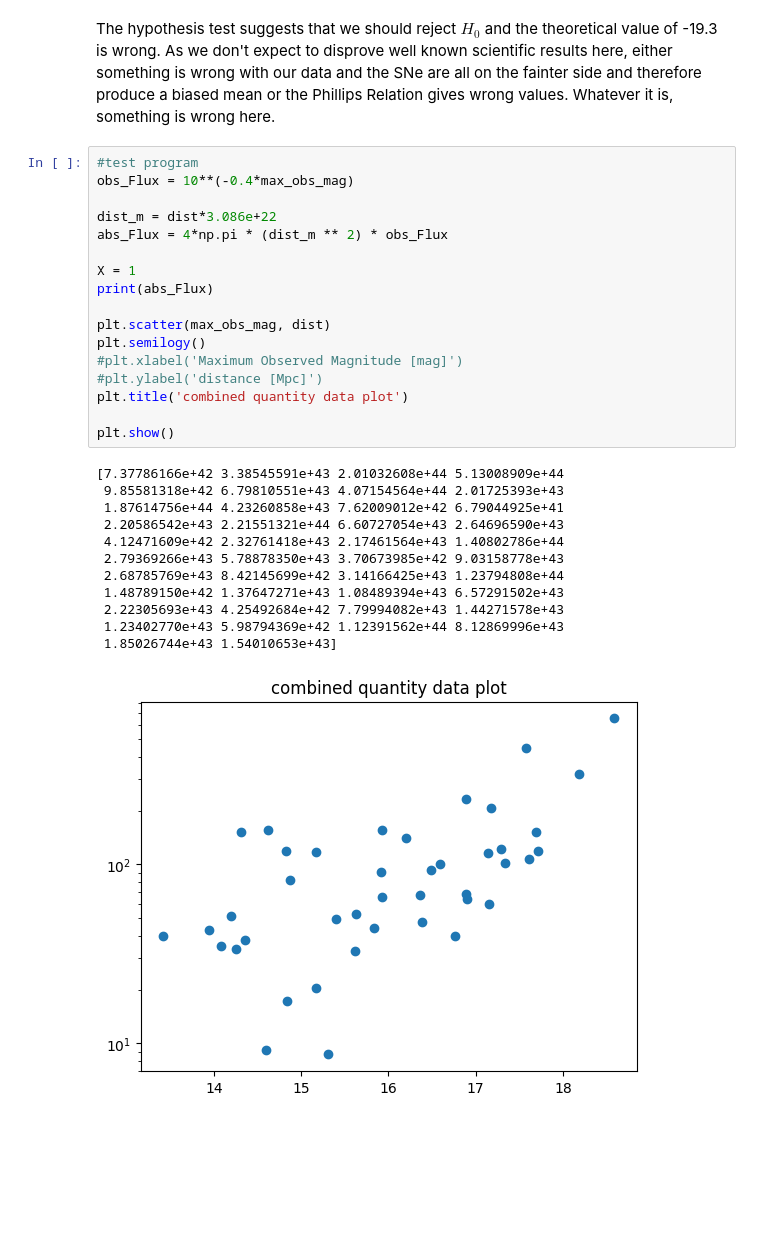
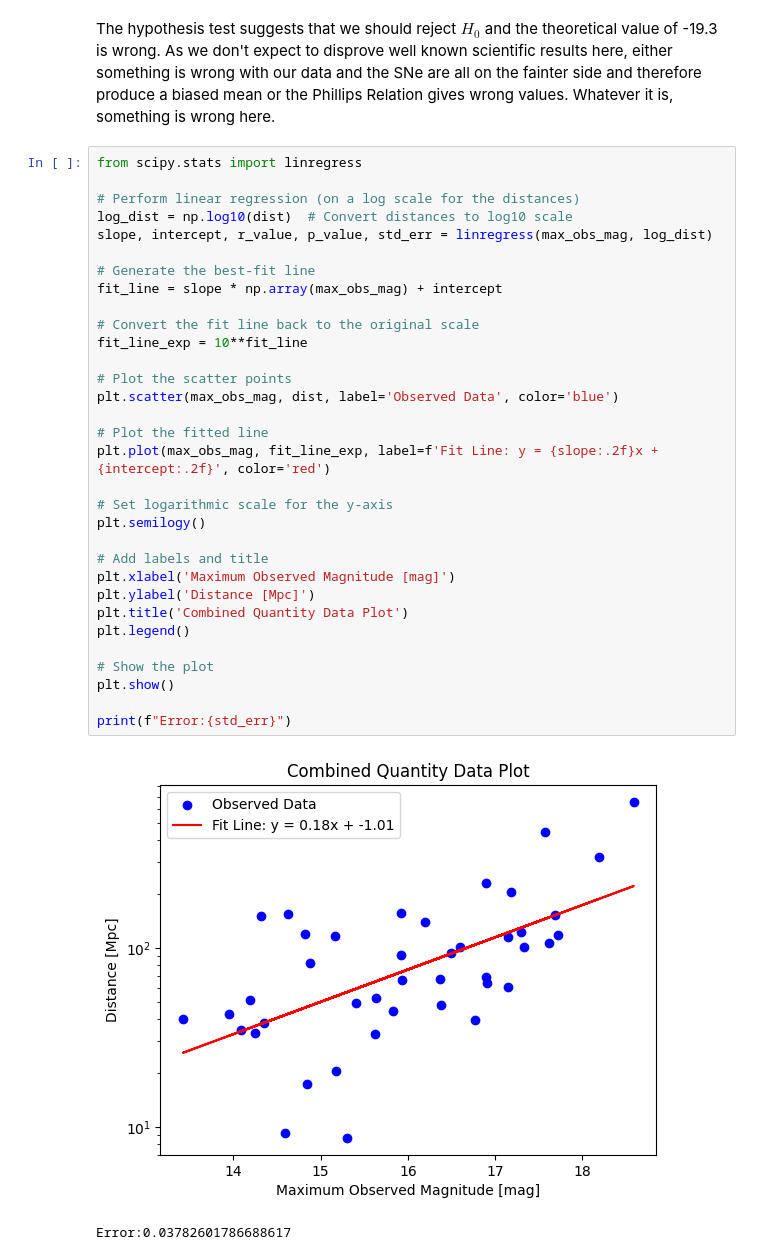
Before and after one commit to ThomasSchallar/statistics, a Jupyter notebook: 3. Statistical Inference .ipynb, the cells around one changed output. Cells and saved outputs as stored; diff of their text form; blank space fills up the shorter version.

Commit message:
more test programs

```diff
--- a/3. Statistical Inference .ipynb
+++ b/3. Statistical Inference .ipynb
@@ -481,33 +481,38 @@ Interval: (-18.873634735544368,-17.93064165127692)
 Reject the null hypothesis (H₀): The mean is significantly different from -19.3.
 # %% [markdown]
 The hypothesis test suggests that we should reject $H_0$ and the theoretical value of -19.3 is wrong. As we don't expect to disprove well known scientific results here, either something is wrong with our data and the SNe are all on the fainter side and therefore produce a biased mean or the Phillips Relation gives wrong values. Whatever it is, something is wrong here.
-# %%
-#test program
-obs_Flux = 10**(-0.4*max_obs_mag)
-
-dist_m = dist*3.086e+22
-abs_Flux = 4*np.pi * (dist_m ** 2) * obs_Flux
-
-X = 1
-print(abs_Flux)
-
-plt.scatter(max_obs_mag, dist)
-plt.semilogy()
-#plt.xlabel('Maximum Observed Magnitude [mag]')
-#plt.ylabel('distance [Mpc]')
-plt.title('combined quantity data plot')
-
-plt.show()
-# %% [output]
-[7.37786166e+42 3.38545591e+43 2.01032608e+44 5.13008909e+44
- 9.85581318e+42 6.79810551e+43 4.07154564e+44 2.01725393e+43
- 1.87614756e+44 4.23260858e+43 7.62009012e+42 6.79044925e+41
- 2.20586542e+43 2.21551321e+44 6.60727054e+43 2.64696590e+43
- 4.12471609e+42 2.32761418e+43 2.17461564e+43 1.40802786e+44
- 2.79369266e+43 5.78878350e+43 3.70673985e+42 9.03158778e+43
- 2.68785769e+43 8.42145699e+42 3.14166425e+43 1.23794808e+44
- 1.48789150e+42 1.37647271e+43 1.08489394e+43 6.57291502e+43
- 2.22305693e+43 4.25492684e+42 7.79994082e+43 1.44271578e+43
- 1.23402770e+43 5.98794369e+42 1.12391562e+44 8.12869996e+43
- 1.85026744e+43 1.54010653e+43]
-[figure, removed]
+# %%
+from scipy.stats import linregress
+
+# Perform linear regression (on a log scale for the distances)
+log_dist = np.log10(dist)  # Convert distances to log10 scale
+slope, intercept, r_value, p_value, std_err = linregress(max_obs_mag, log_dist)
+
+# Generate the best-fit line
+fit_line = slope * np.array(max_obs_mag) + intercept
+
+# Convert the fit line back to the original scale
+fit_line_exp = 10**fit_line
+
+# Plot the scatter points
+plt.scatter(max_obs_mag, dist, label='Observed Data', color='blue')
+
+# Plot the fitted line
+plt.plot(max_obs_mag, fit_line_exp, label=f'Fit Line: y = {slope:.2f}x + {intercept:.2f}', color='red')
+
+# Set logarithmic scale for the y-axis
+plt.semilogy()
+
+# Add labels and title
+plt.xlabel('Maximum Observed Magnitude [mag]')
+plt.ylabel('Distance [Mpc]')
+plt.title('Combined Quantity Data Plot')
+plt.legend()
+
+# Show the plot
+plt.show()
+
+print(f"Error:{std_err}")
+# %% [output]
+[figure, added]
+Error:0.03782601786688617
```
Also changed, not shown: parts of 1 cell of this notebook.
